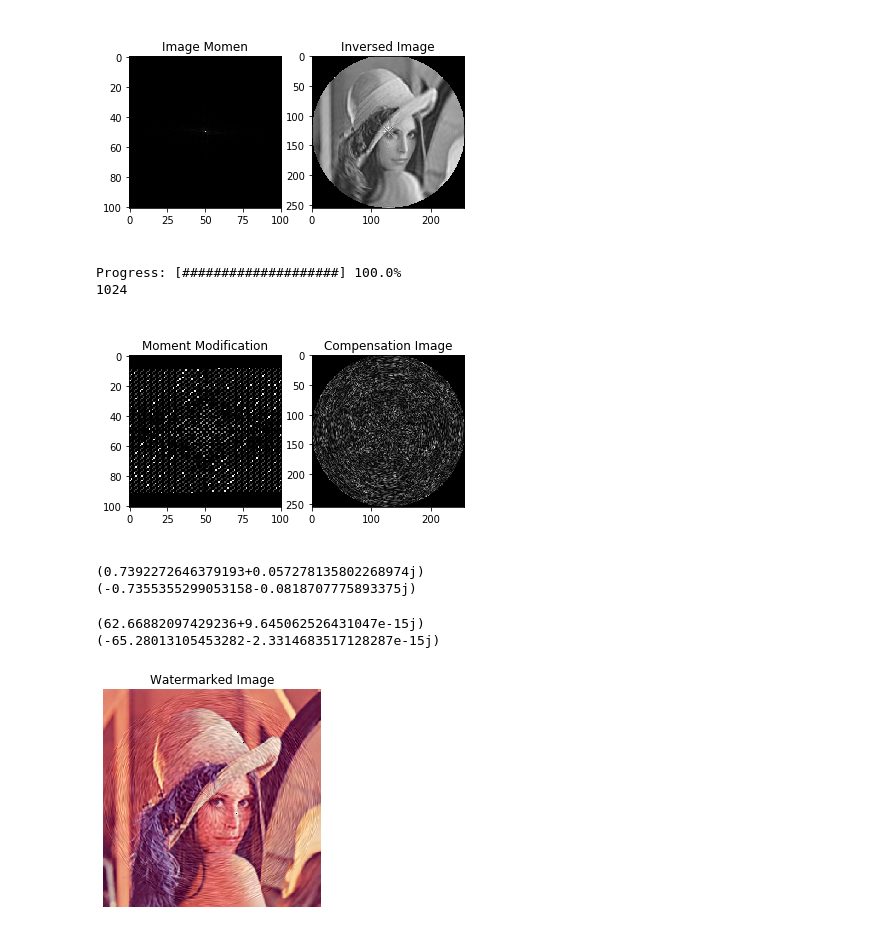
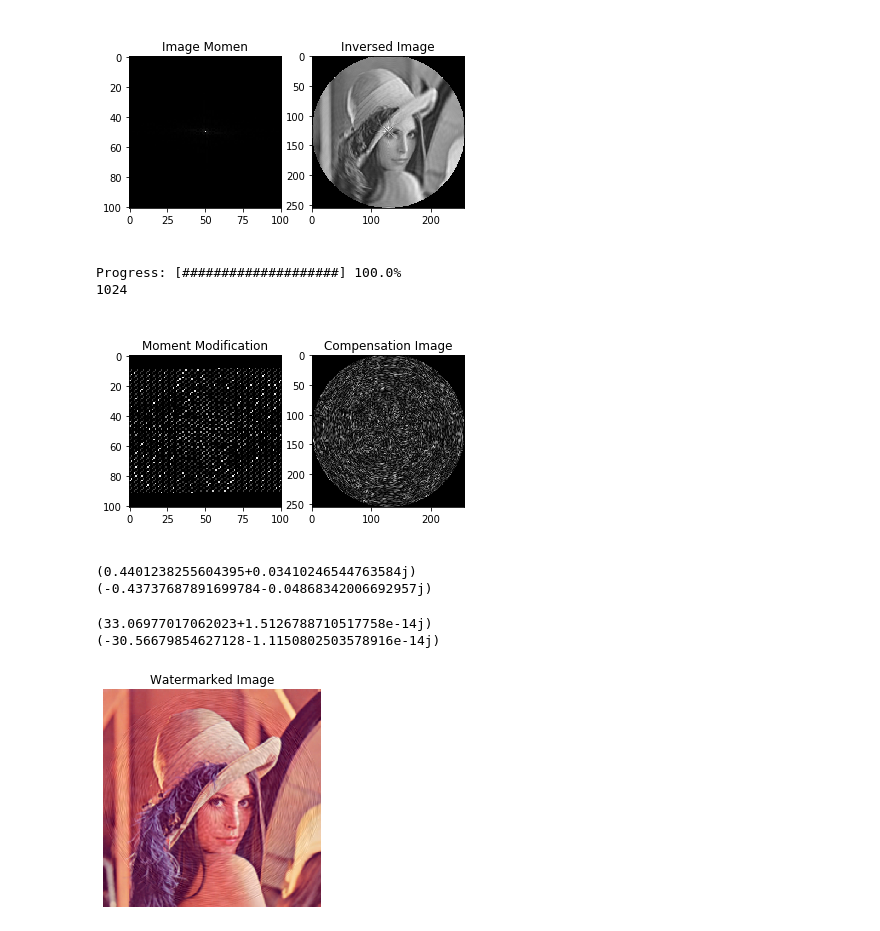
Before and after one commit to hanifanm/jupyter-pht-riw, a Jupyter notebook: PHT_RIW - Attacks.ipynb, the cells around one changed output. Cells and saved outputs as stored; diff of their text form; code cells hidden in the pictures.

```diff
--- a/PHT_RIW - Attacks.ipynb
+++ b/PHT_RIW - Attacks.ipynb
@@ -53,51 +53,51 @@ Progress: [####################] 100.0%
 # Calculate Embedded Momen
 
 # Watermarking Power
-DELTA = 0.5
+DELTA = 0.3
 
 # Current Binary Value
 matQ = np.floor(np.abs(MOMEN) / DELTA) % 2
 
 # Set Watermark Position
 P2 = P * 2 + 1
 
 # Calculate Watermark Matrix
 (doubleLogo, doubleFilter, maxIndex) = watermarkEmbed(LOGO, P)
 
 # Modified Momen
 XI = np.abs(MOMEN) - np.floor(np.abs(MOMEN) / DELTA) * DELTA
 
 OMEGA = - XI
 OMEGA = OMEGA + DELTA / 2 * (matQ == doubleLogo)
 OMEGA = OMEGA + 3 * DELTA / 2 * np.logical_and(matQ != doubleLogo, np.logical_or(XI > DELTA / 2, np.abs(MOMEN) < DELTA))
 OMEGA = OMEGA - DELTA / 2 * np.logical_and(matQ != doubleLogo, np.logical_and(XI <= DELTA / 2, np.abs(MOMEN) >= DELTA))
 
 OMEGA = OMEGA / (np.abs(MOMEN) + 0.000000001) * MOMEN
 OMEGA = OMEGA * doubleFilter
 
 # Calculate Compensation Image
 EPSILON = inversePHT(OMEGA, N, P)
 # EPSILON = OMEGA
 
 # Show Modified Momen
 imgshow([[OMEGA, EPSILON]], [['Moment Modification', 'Compensation Image']])
 print(maxIndex)
 # %% [output]
 Progress: [####################] 100.0%
 1024
-[figure, old version]
+[figure, new version]
 # %%
 print(np.max(OMEGA))
 print(np.min(OMEGA))
 # %% [output]
-(0.7392272646379193+0.057278135802268974j)
-(-0.7355355299053158-0.0818707775893375j)
+(0.4401238255604395+0.03410246544763584j)
+(-0.43737687891699784-0.04868342006692957j)
 # %%
 print(np.max(EPSILON))
 print(np.min(EPSILON))
 # %% [output]
-(62.66882097429236+9.645062526431047e-15j)
-(-65.28013105453282-2.3314683517128287e-15j)
+(33.06977017062023+1.5126788710517758e-14j)
+(-30.56679854627128-1.1150802503578916e-14j)
 # %%
 # Add Compensation Image to Original Image
 # IMG_Y_WATERMARKED = IMG_Y + (EPSILON - np.min(IMG_Y_INV)) / (np.max(IMG_Y_INV) - np.min(IMG_Y_INV)) * 255
```
Also changed, not shown: parts of 8 cells of this notebook.
